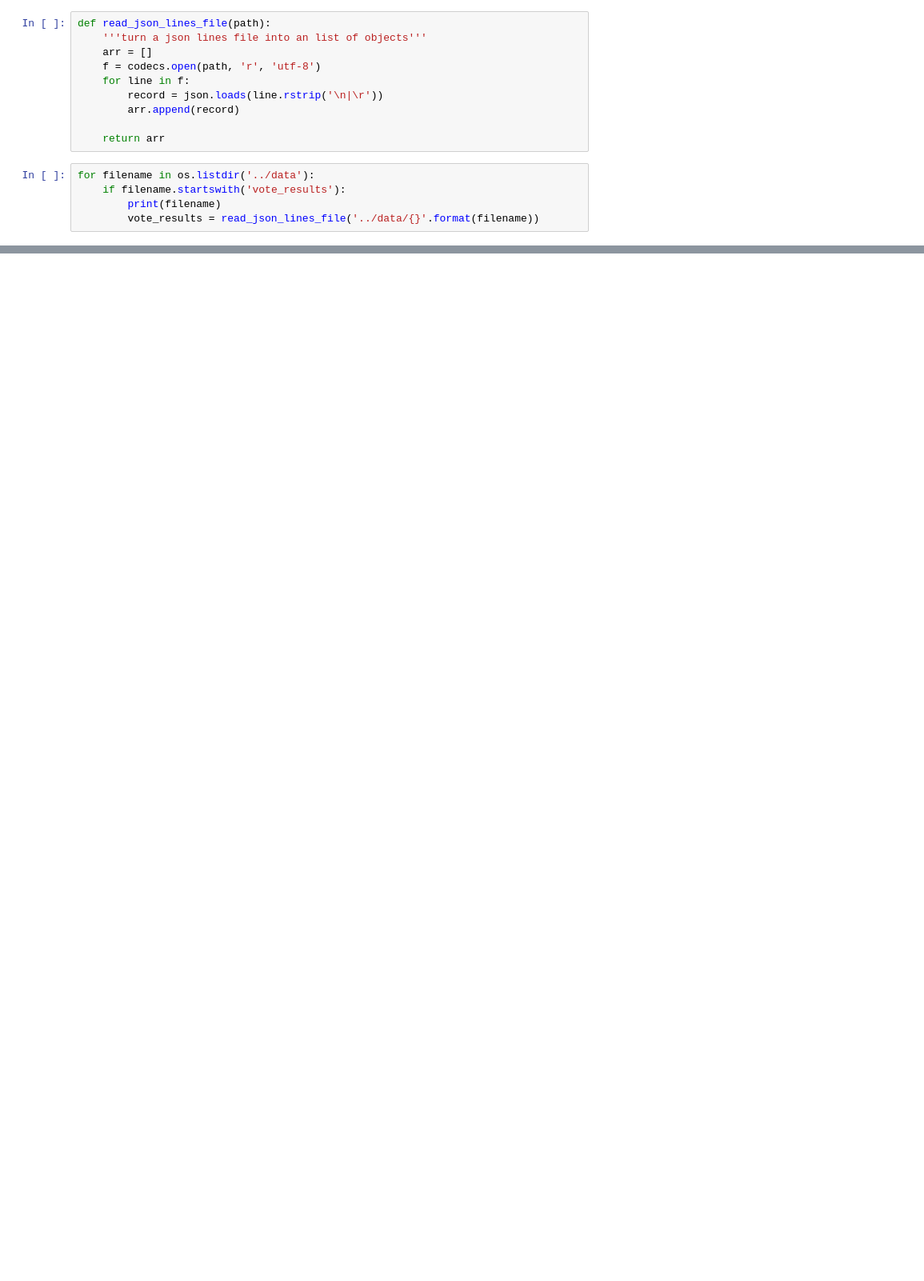
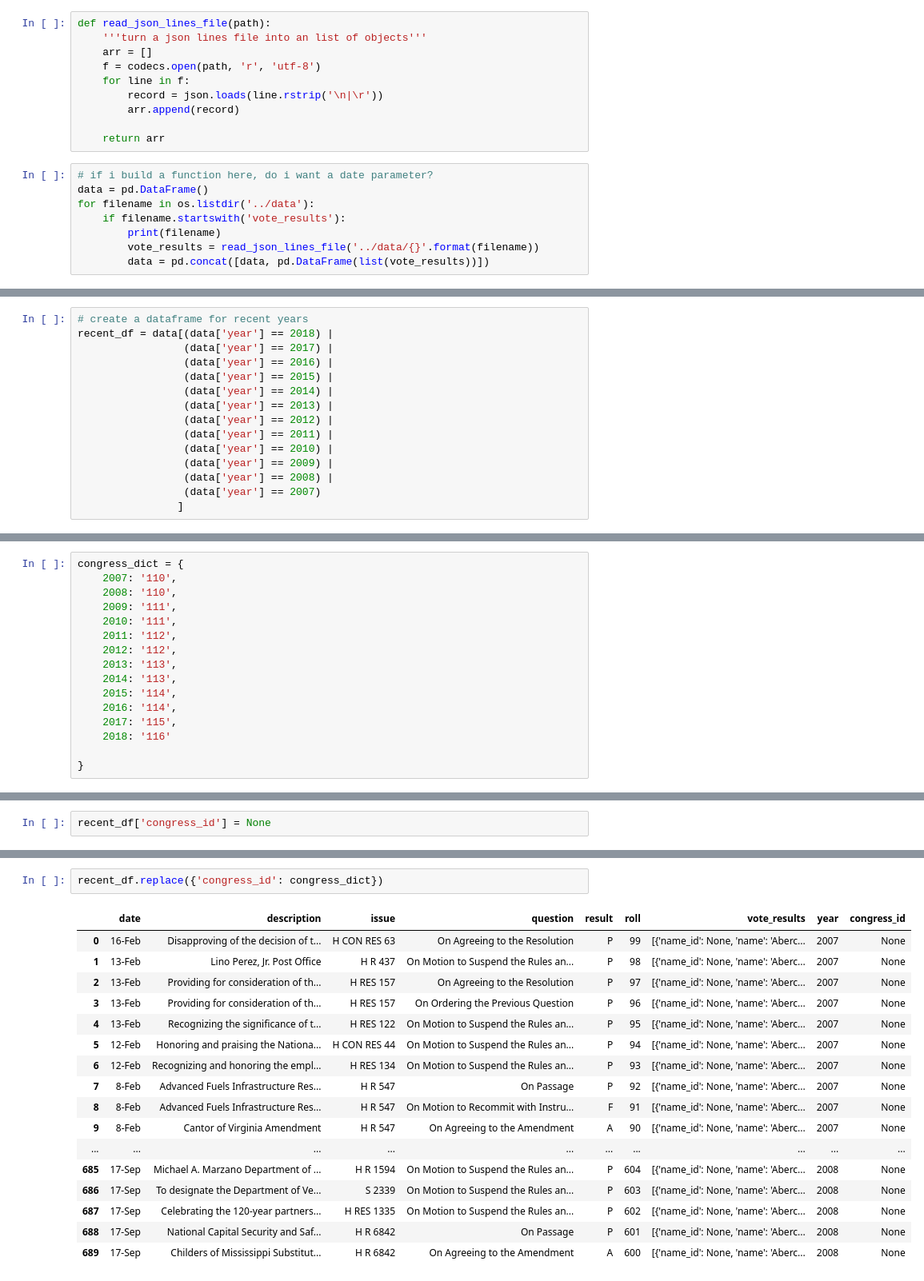
Before and after one commit to BruceZu/galvanize_capstone, a Jupyter notebook: src/vote_examiner.ipynb, the cells around one changed output, grey strips where cells are left out. Shown at 80% size. Saved outputs shown, nothing was run; the diff lists cells and outputs as text; blank space fills up the shorter version.

Commit message:
exploring votes

```diff
--- a/src/vote_examiner.ipynb
+++ b/src/vote_examiner.ipynb
@@ -14,10 +16,13 @@ def read_json_lines_file(path):
 
     return arr
 # %%
+# if i build a function here, do i want a date parameter?
+data = pd.DataFrame()
 for filename in os.listdir('../data'):
     if filename.startswith('vote_results'):
         print(filename)
         vote_results = read_json_lines_file('../data/{}'.format(filename))
+        data = pd.concat([data, pd.DataFrame(list(vote_results))])
 # %% [output]
 vote_results_1995.jsonl
 vote_results_2004.jsonl
@@ -38,0 +81,15 @@ vote_results_2008.jsonl
+# %%
+# create a dataframe for recent years
+recent_df = data[(data['year'] == 2018) |
+                 (data['year'] == 2017) |
+                 (data['year'] == 2016) |
+                 (data['year'] == 2015) |
+                 (data['year'] == 2014) |
+                 (data['year'] == 2013) |
+                 (data['year'] == 2012) |
+                 (data['year'] == 2011) |
+                 (data['year'] == 2010) |
+                 (data['year'] == 2009) |
+                 (data['year'] == 2008) |
+                 (data['year'] == 2007)
+                ]
@@ -38,0 +109,16 @@ vote_results_2008.jsonl
+# %%
+congress_dict = {
+    2007: '110',
+    2008: '110',
+    2009: '111',
+    2010: '111',
+    2011: '112',
+    2012: '112',
+    2013: '113',
+    2014: '113',
+    2015: '114',
+    2016: '114',
+    2017: '115',
+    2018: '116'
+
+}
@@ -38,0 +145,2 @@ vote_results_2008.jsonl
+# %%
+recent_df['congress_id'] = None
@@ -38,0 +153,20 @@ vote_results_2008.jsonl
+# %%
+recent_df.replace({'congress_id': congress_dict})
+# %% [output]
+|  | date | description | issue | question | result | roll | vote_results | year | congress_id |
+| 0 | 16-Feb | Disapproving of the decision of t... | H CON RES 63 | On Agreeing to the Resolution | P | 99 | [{'name_id': None, 'name': 'Aberc... | 2007 | None |
+| 1 | 13-Feb | Lino Perez, Jr. Post Office | H R 437 | On Motion to Suspend the Rules an... | P | 98 | [{'name_id': None, 'name': 'Aberc... | 2007 | None |
+| 2 | 13-Feb | Providing for consideration of th... | H RES 157 | On Agreeing to the Resolution | P | 97 | [{'name_id': None, 'name': 'Aberc... | 2007 | None |
+| 3 | 13-Feb | Providing for consideration of th... | H RES 157 | On Ordering the Previous Question | P | 96 | [{'name_id': None, 'name': 'Aberc... | 2007 | None |
+| 4 | 13-Feb | Recognizing the significance of t... | H RES 122 | On Motion to Suspend the Rules an... | P | 95 | [{'name_id': None, 'name': 'Aberc... | 2007 | None |
+| 5 | 12-Feb | Honoring and praising the Nationa... | H CON RES 44 | On Motion to Suspend the Rules an... | P | 94 | [{'name_id': None, 'name': 'Aberc... | 2007 | None |
+| 6 | 12-Feb | Recognizing and honoring the empl... | H RES 134 | On Motion to Suspend the Rules an... | P | 93 | [{'name_id': None, 'name': 'Aberc... | 2007 | None |
+| 7 | 8-Feb | Advanced Fuels Infrastructure Res... | H R 547 | On Passage | P | 92 | [{'name_id': None, 'name': 'Aberc... | 2007 | None |
+| 8 | 8-Feb | Advanced Fuels Infrastructure Res... | H R 547 | On Motion to Recommit with Instru... | F | 91 | [{'name_id': None, 'name': 'Aberc... | 2007 | None |
+| 9 | 8-Feb | Cantor of Virginia Amendment | H R 547 | On Agreeing to the Amendment | A | 90 | [{'name_id': None, 'name': 'Aberc... | 2007 | None |
+| ... | ... | ... | ... | ... | ... | ... | ... | ... | ... |
+| 685 | 17-Sep | Michael A. Marzano Department of ... | H R 1594 | On Motion to Suspend the Rules an... | P | 604 | [{'name_id': None, 'name': 'Aberc... | 2008 | None |
+| 686 | 17-Sep | To designate the Department of Ve... | S 2339 | On Motion to Suspend the Rules an... | P | 603 | [{'name_id': None, 'name': 'Aberc... | 2008 | None |
+| 687 | 17-Sep | Celebrating the 120-year partners... | H RES 1335 | On Motion to Suspend the Rules an... | P | 602 | [{'name_id': None, 'name': 'Aberc... | 2008 | None |
+| 688 | 17-Sep | National Capital Security and Saf... | H R 6842 | On Passage | P | 601 | [{'name_id': None, 'name': 'Aberc... | 2008 | None |
+| 689 | 17-Sep | Childers of Mississippi Substitut... | H R 6842 | On Agreeing to the Amendment | A | 600 | [{'name_id': None, 'name': 'Aberc... | 2008 | None |
```
Also changed, not shown: parts of 11 cells of this notebook, 1 other file.
